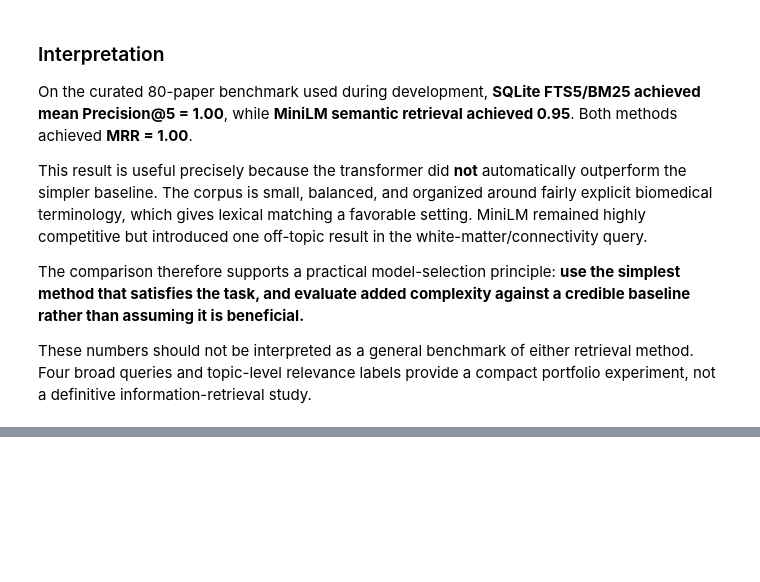
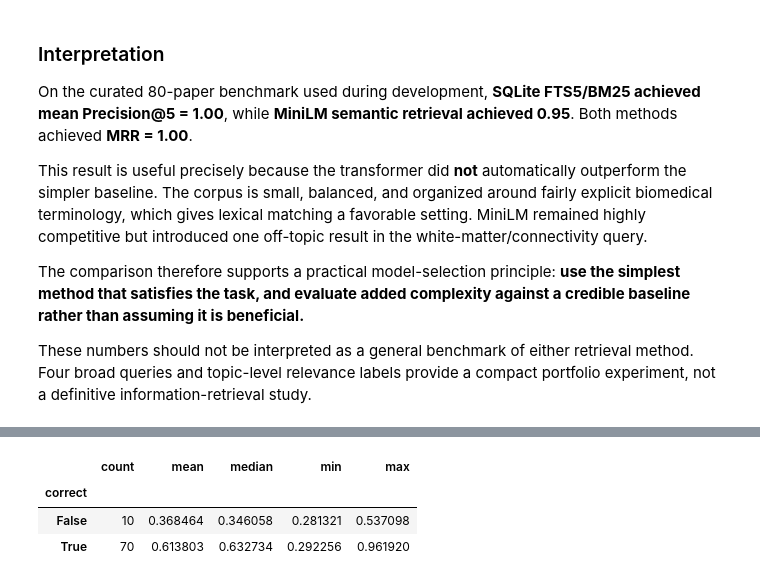
Before and after one commit to MarkNelson86/biomedical-literature-search-hf-sql, a Jupyter notebook: biomedical_literature_search_hf_sql.ipynb, the cells around one changed output, grey strips where cells are left out. Saved outputs shown, nothing was run; the diff lists cells and outputs as text; code cells hidden in the pictures; blank space fills up the shorter version.

```diff
--- a/biomedical_literature_search_hf_sql.ipynb
+++ b/biomedical_literature_search_hf_sql.ipynb
@@ -1230,0 +1380,18 @@ display(
+# %%
+real_classification["correct"] = (
+    real_classification["gold_topic"]
+    == real_classification["predicted_topic"]
+)
+
+real_confidence_summary = (
+    real_classification
+    .groupby("correct")["confidence"]
+    .agg(["count", "mean", "median", "min", "max"])
+)
+
+real_confidence_summary
+# %% [output]
+|  | count | mean | median | min | max |
+| correct |  |  |  |  |  |
+| False | 10 | 0.368464 | 0.346058 | 0.281321 | 0.537098 |
+| True | 70 | 0.613803 | 0.632734 | 0.292256 | 0.961920 |
```
Also changed, not shown: parts of 32 cells of this notebook.
